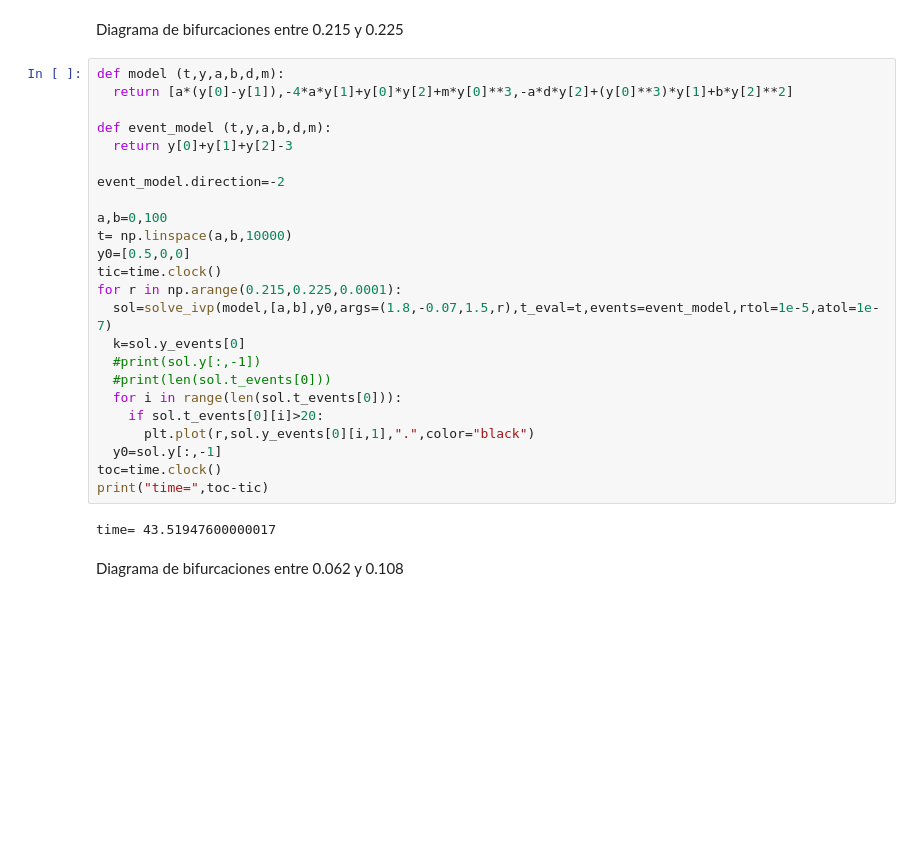
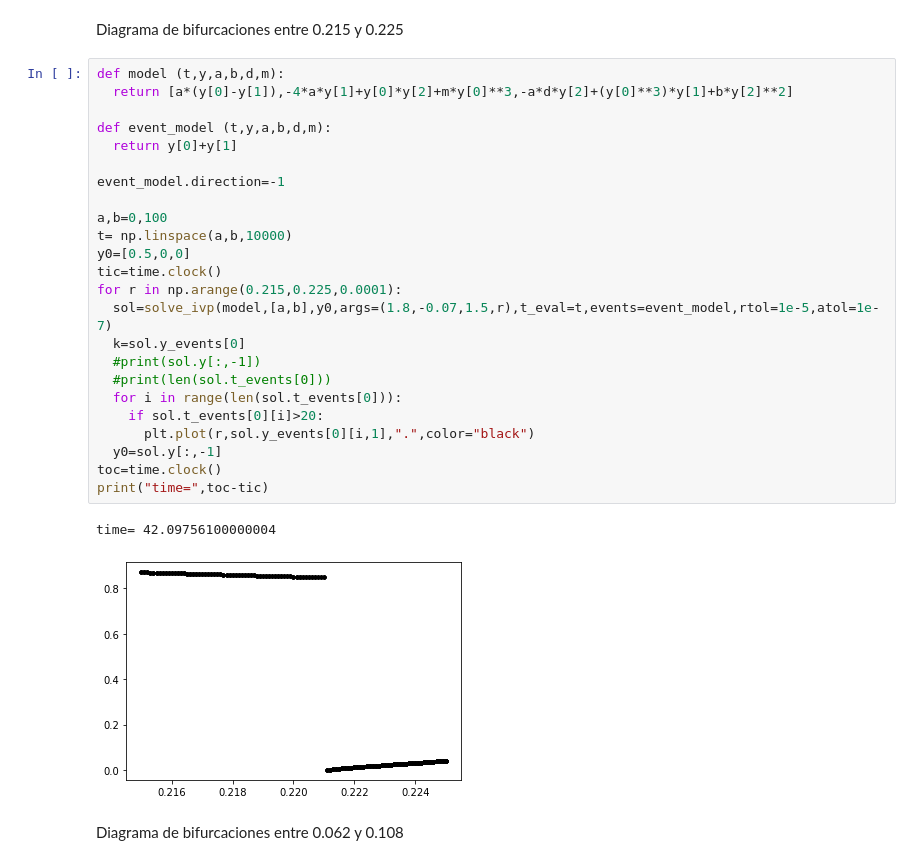
Before and after one commit to jfestradan/Modelado-y-simulacion, a Jupyter notebook: Proyecto_Final_Modelado_y_Simulación.ipynb, the cells around one changed output. Saved outputs shown, nothing was run; the diff lists cells and outputs as text; blank space fills up the shorter version.

```diff
--- a/Proyecto_Final_Modelado_y_Simulación.ipynb
+++ b/Proyecto_Final_Modelado_y_Simulación.ipynb
@@ -97,29 +97,30 @@ Diagrama de bifurcaciones entre 0.215 y 0.225
 # %%
 def model (t,y,a,b,d,m):
   return [a*(y[0]-y[1]),-4*a*y[1]+y[0]*y[2]+m*y[0]**3,-a*d*y[2]+(y[0]**3)*y[1]+b*y[2]**2]
 
 def event_model (t,y,a,b,d,m):
-  return y[0]+y[1]+y[2]-3
+  return y[0]+y[1]
 
-event_model.direction=-2
+event_model.direction=-1
 
 a,b=0,100
 t= np.linspace(a,b,10000)
 y0=[0.5,0,0]
 tic=time.clock()
 for r in np.arange(0.215,0.225,0.0001):
   sol=solve_ivp(model,[a,b],y0,args=(1.8,-0.07,1.5,r),t_eval=t,events=event_model,rtol=1e-5,atol=1e-7)
   k=sol.y_events[0]
   #print(sol.y[:,-1])
   #print(len(sol.t_events[0]))
   for i in range(len(sol.t_events[0])):
     if sol.t_events[0][i]>20:
       plt.plot(r,sol.y_events[0][i,1],".",color="black")
   y0=sol.y[:,-1]
 toc=time.clock()
 print("time=",toc-tic)
 # %% [output]
-time= 43.51947600000017
+time= 42.09756100000004
+[figure, added]
 # %% [markdown]
 Diagrama de bifurcaciones entre 0.062 y 0.108
 # %%
```
